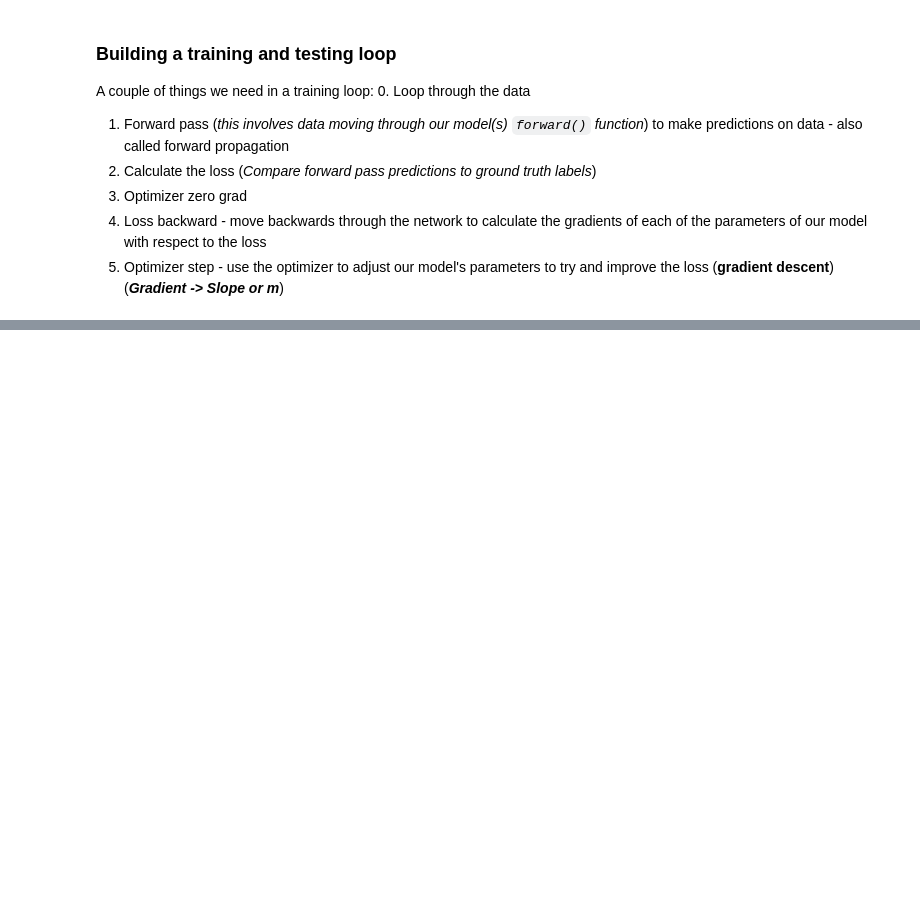
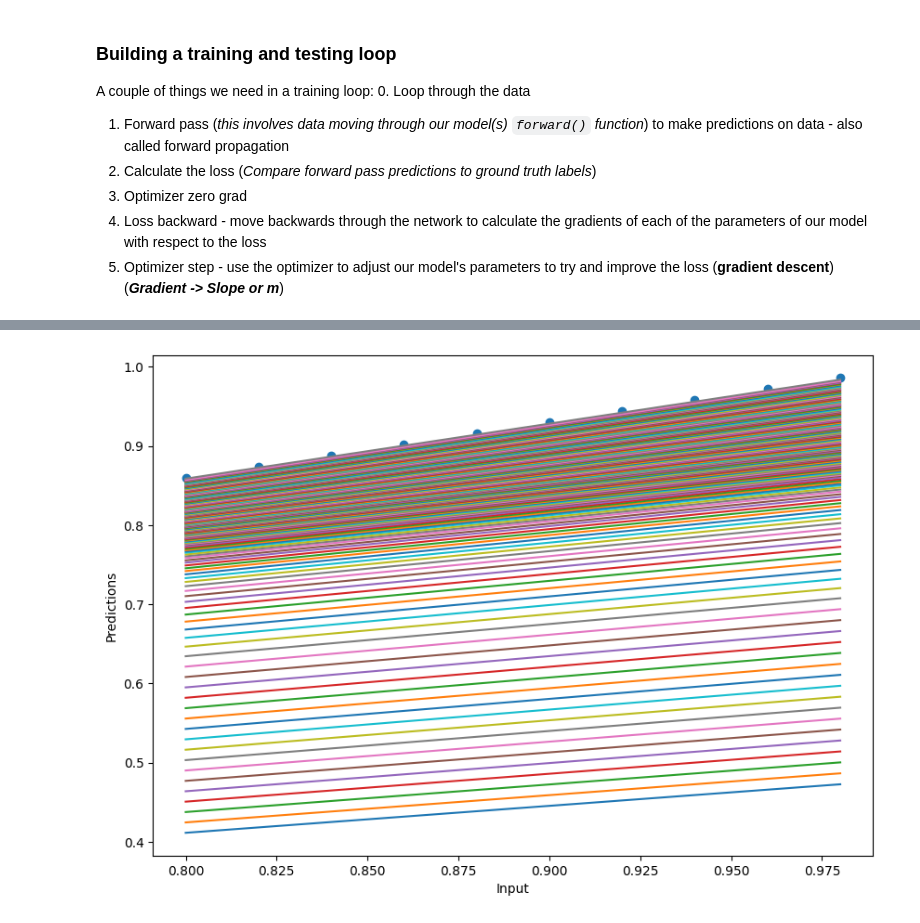
Before and after one commit to adityajideveloper/pytorch-learning, a Jupyter notebook: 01_pytorch_workflow.ipynb, the cells around one changed output, grey strips where cells are left out. Saved outputs shown, nothing was run; the diff lists cells and outputs as text; code cells hidden in the pictures; blank space fills up the shorter version.

```diff
--- a/01_pytorch_workflow.ipynb
+++ b/01_pytorch_workflow.ipynb
@@ -253,0 +292,17 @@ for epoch in range(epochs):
+# %%
+# Generate graph for model predictions
+
+plt.figure(figsize=(10, 7))
+
+for _y_pred in Data.y_pred_record:
+    plt.plot(X_test, _y_pred)
+
+# IDEAL PREDICTIONS:
+plt.scatter(X_test, y_test)
+
+plt.xlabel("Input")
+plt.ylabel("Predictions")
+
+plt.show()
+# %% [output]
+[figure, added]
```
Also changed, not shown: parts of 12 cells of this notebook, 3 other files.
